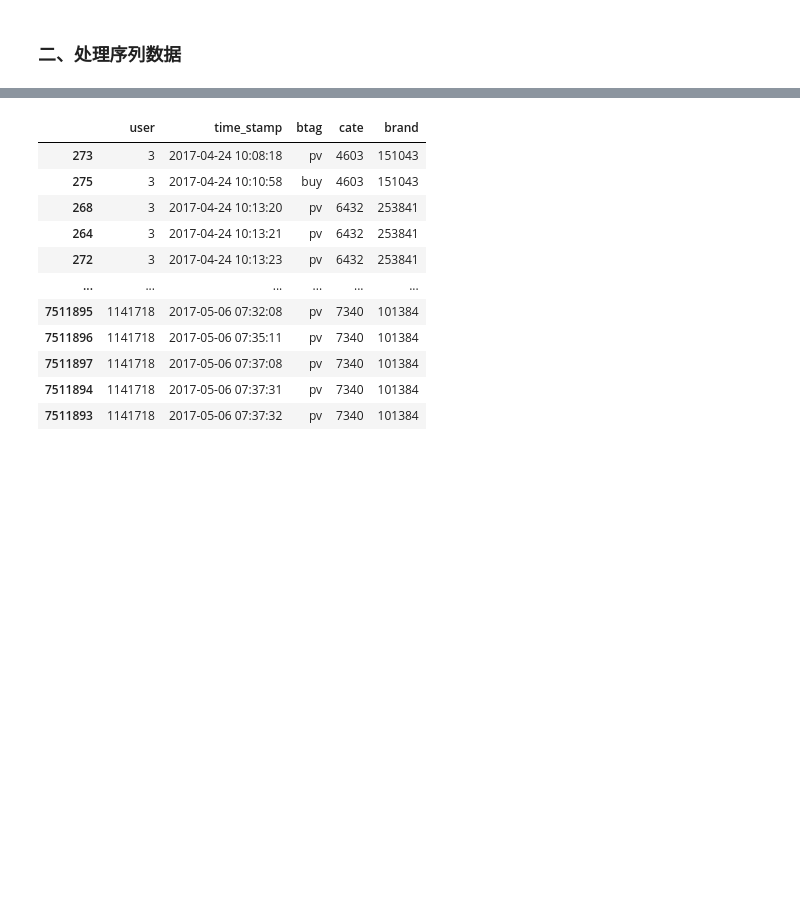
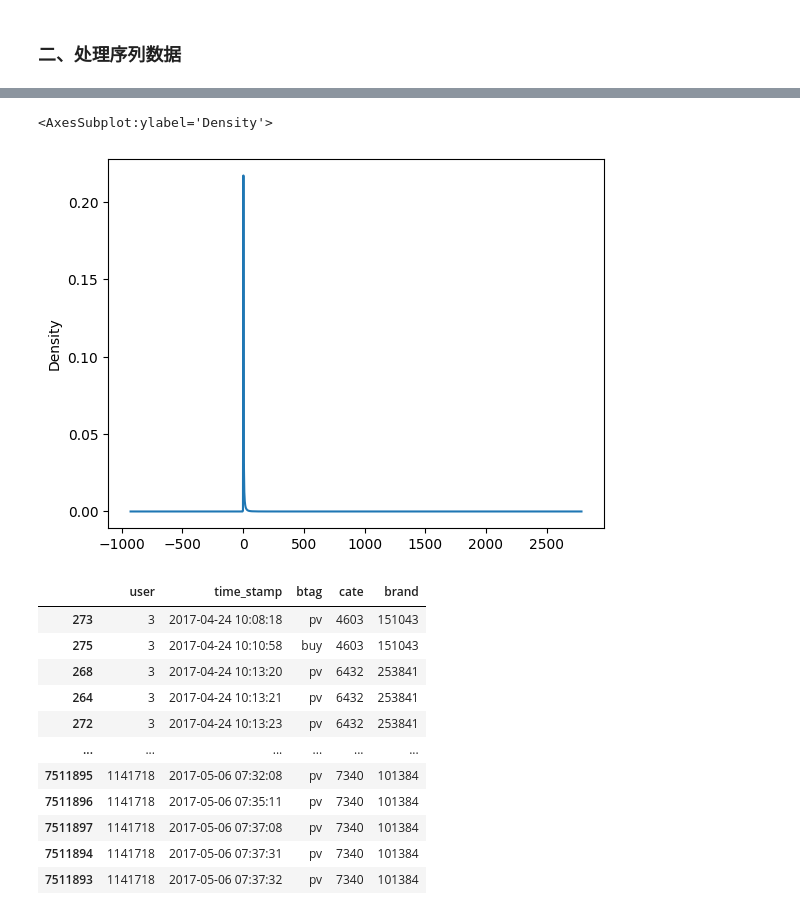
Before and after one commit to S-onder/DIEN_sjl, a Jupyter notebook: prepare_data.ipynb, the cells around one changed output, grey strips where cells are left out. Cells and saved outputs as stored; diff of their text form; code cells hidden in the pictures; blank space fills up the shorter version.

```diff
--- a/prepare_data.ipynb
+++ b/prepare_data.ipynb
@@ -77,3 +90,8 @@ sample_behavior_log = pd.read_csv(data_path + 'sample_behavior_log.csv')
+# %%
+sample_behavior_cnt['count'].plot(kind='kde')
+# %% [output]
+<AxesSubplot:ylabel='Density'>
+[figure, added]
 # %%
 sample_behavior_log = sample_behavior_log.sort_values(by=['user', 'time_stamp'], ascending=[True, True])
 sample_behavior_log
```
Also changed, not shown: parts of 8 cells of this notebook, 2 other files.
